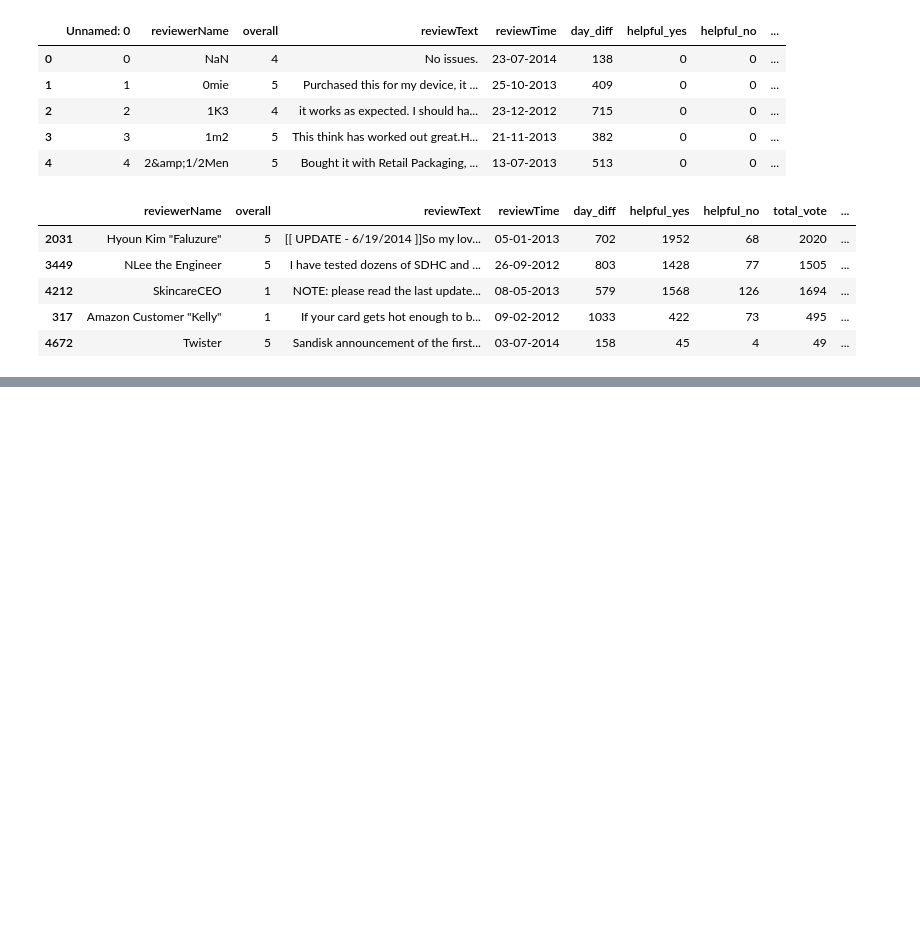
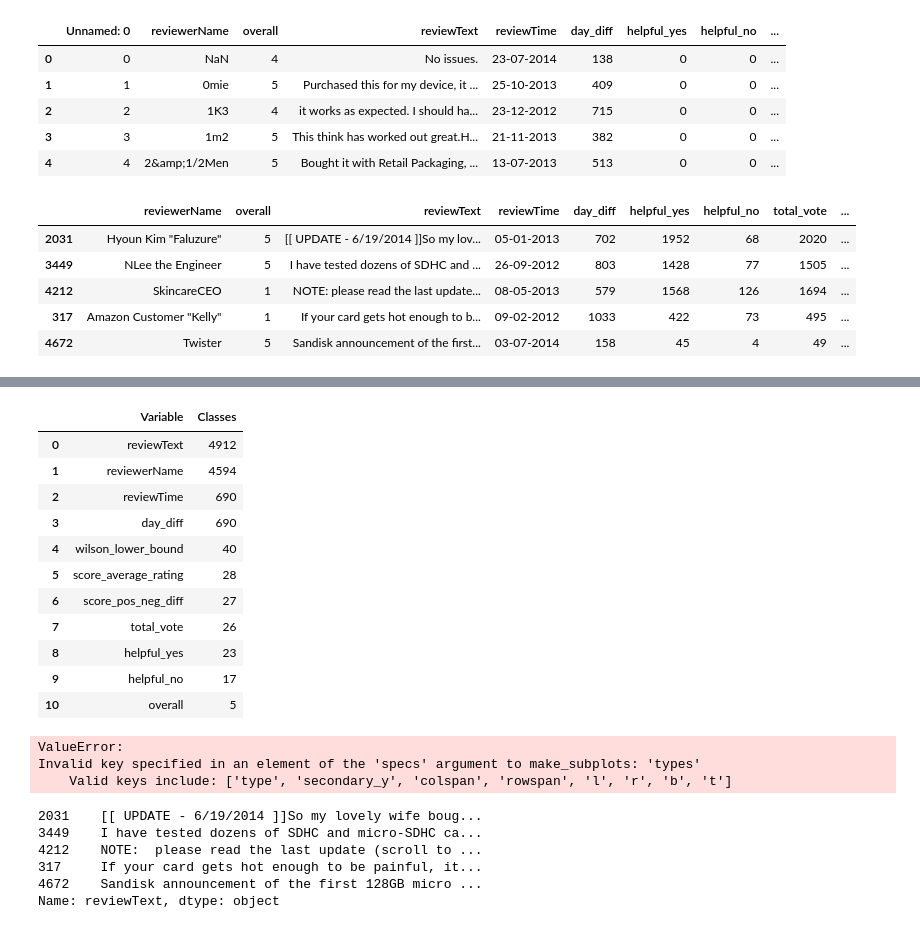
Before and after one commit to Sushant-afk/sentiment-analysis-reviews, a Jupyter notebook: Untitled.ipynb, the cells around one changed output, grey strips where cells are left out. Saved outputs shown, nothing was run; the diff lists cells and outputs as text; code cells hidden in the pictures; blank space fills up the shorter version.

```diff
--- a/Untitled.ipynb
+++ b/Untitled.ipynb
@@ -46,0 +84,22 @@ df.head()
+# %%
+def check_class(dataframe):
+    nunique_df = pd.DataFrame({ 'Variable': dataframe.columns,
+                                 'Classes': [dataframe[i].nunique() \
+                                            for i in dataframe.columns]})
+    nunique_df = nunique_df.sort_values('Classes', ascending=False)
+    nunique_df = nunique_df.reset_index(drop=True)
+    return nunique_df
+check_class(df)
+# %% [output]
+|  | Variable | Classes |
+| 0 | reviewText | 4912 |
+| 1 | reviewerName | 4594 |
+| 2 | reviewTime | 690 |
+| 3 | day_diff | 690 |
+| 4 | wilson_lower_bound | 40 |
+| 5 | score_average_rating | 28 |
+| 6 | score_pos_neg_diff | 27 |
+| 7 | total_vote | 26 |
+| 8 | helpful_yes | 23 |
+| 9 | helpful_no | 17 |
+| 10 | overall | 5 |
@@ -46,0 +137,15 @@ df.head()
+# %%
+categorical_variable_summary(df, 'overall')
+# %% [output]
+ValueError:
+Invalid key specified in an element of the 'specs' argument to make_subplots: 'types'
+    Valid keys include: ['type', 'secondary_y', 'colspan', 'rowspan', 'l', 'r', 'b', 't']
+# %%
+df.reviewText.head()
+# %% [output]
+2031    [[ UPDATE - 6/19/2014 ]]So my lovely wife boug...
+3449    I have tested dozens of SDHC and micro-SDHC ca...
+4212    NOTE:  please read the last update (scroll to ...
+317     If your card gets hot enough to be painful, it...
+4672    Sandisk announcement of the first 128GB micro ...
+Name: reviewText, dtype: object
```
Also changed, not shown: parts of 8 cells of this notebook.
